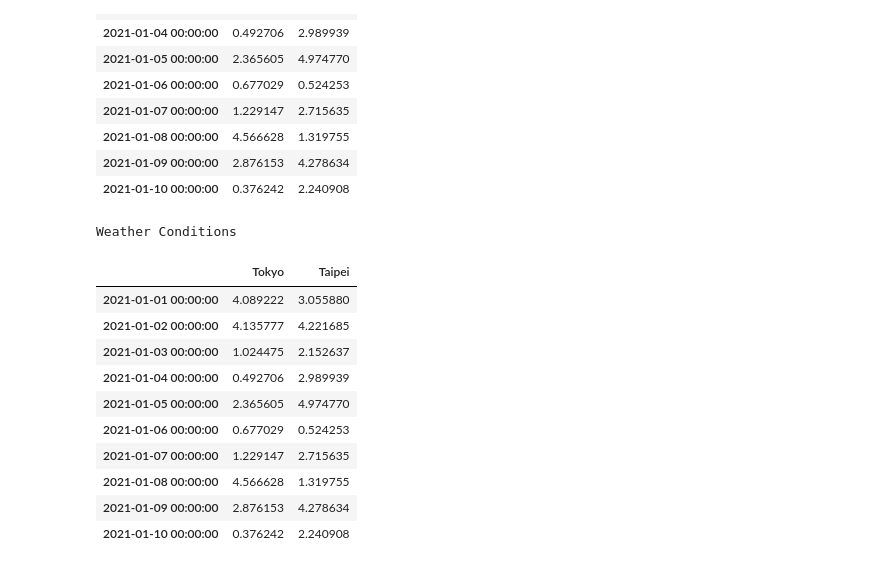
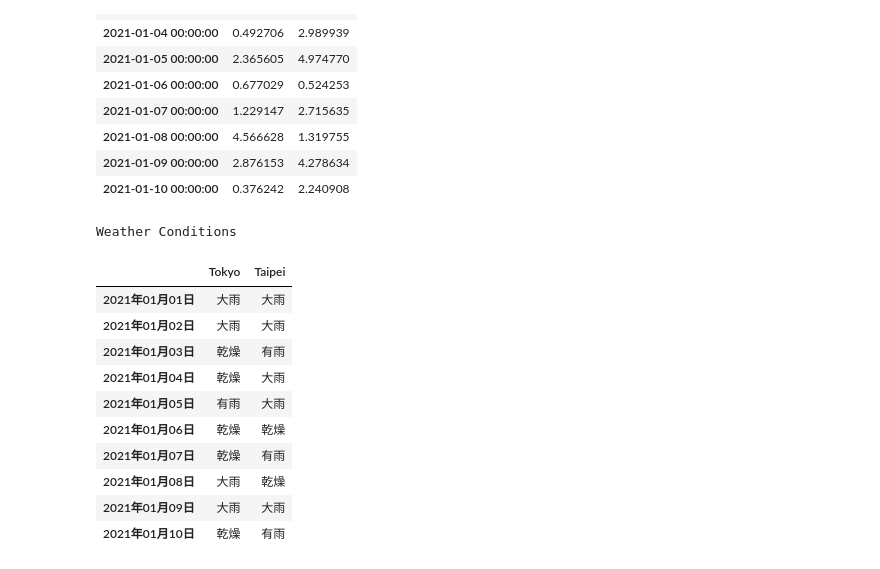
Before and after one commit to doncic1012/python_analysis, a Jupyter notebook: lesson9/lesson_9_5.ipynb, the cells around one changed output. Cells and saved outputs as stored; diff of their text form; code cells hidden in the pictures.

```diff
--- a/lesson9/lesson_9_5.ipynb
+++ b/lesson9/lesson_9_5.ipynb
@@ -92,19 +92,32 @@ weather_df = pd.DataFrame(np.random.rand(10,2)*5,
                         index=pd.date_range(start="2021-01-01", periods=10),
                         columns=["Tokyo", "Taipei"])
 # %%
+def rain_condition(v):
+    if v <1.75:
+        return "乾燥"
+    elif v <2.75:
+        return "有雨"
+    else:
+        return "大雨"
+
+def change_index(t):
+    return t.strftime('%Y年%m月%d日')
+
 weather_df.style\
 .set_caption("Weather Conditions")\
-.background_gradient(axis=None, vmin=1, vmax=5, cmap='BuPu',subset=['Tokyo'])
+.background_gradient(axis=None, vmin=1, vmax=5, cmap='BuPu',subset=['Tokyo'])\
+.format(rain_condition)\
+.format_index(change_index)
 # %% [output]
 Weather Conditions
 |  | Tokyo | Taipei |
-| 2021-01-01 00:00:00 | 4.089222 | 3.055880 |
-| 2021-01-02 00:00:00 | 4.135777 | 4.221685 |
-| 2021-01-03 00:00:00 | 1.024475 | 2.152637 |
-| 2021-01-04 00:00:00 | 0.492706 | 2.989939 |
-| 2021-01-05 00:00:00 | 2.365605 | 4.974770 |
-| 2021-01-06 00:00:00 | 0.677029 | 0.524253 |
-| 2021-01-07 00:00:00 | 1.229147 | 2.715635 |
-| 2021-01-08 00:00:00 | 4.566628 | 1.319755 |
-| 2021-01-09 00:00:00 | 2.876153 | 4.278634 |
-| 2021-01-10 00:00:00 | 0.376242 | 2.240908 |
+| 2021年01月01日 | 大雨 | 大雨 |
+| 2021年01月02日 | 大雨 | 大雨 |
+| 2021年01月03日 | 乾燥 | 有雨 |
+| 2021年01月04日 | 乾燥 | 大雨 |
+| 2021年01月05日 | 有雨 | 大雨 |
+| 2021年01月06日 | 乾燥 | 乾燥 |
+| 2021年01月07日 | 乾燥 | 有雨 |
+| 2021年01月08日 | 大雨 | 乾燥 |
+| 2021年01月09日 | 大雨 | 大雨 |
+| 2021年01月10日 | 乾燥 | 有雨 |
```
Also changed, not shown: parts of 5 cells of this notebook, 2 other files.
